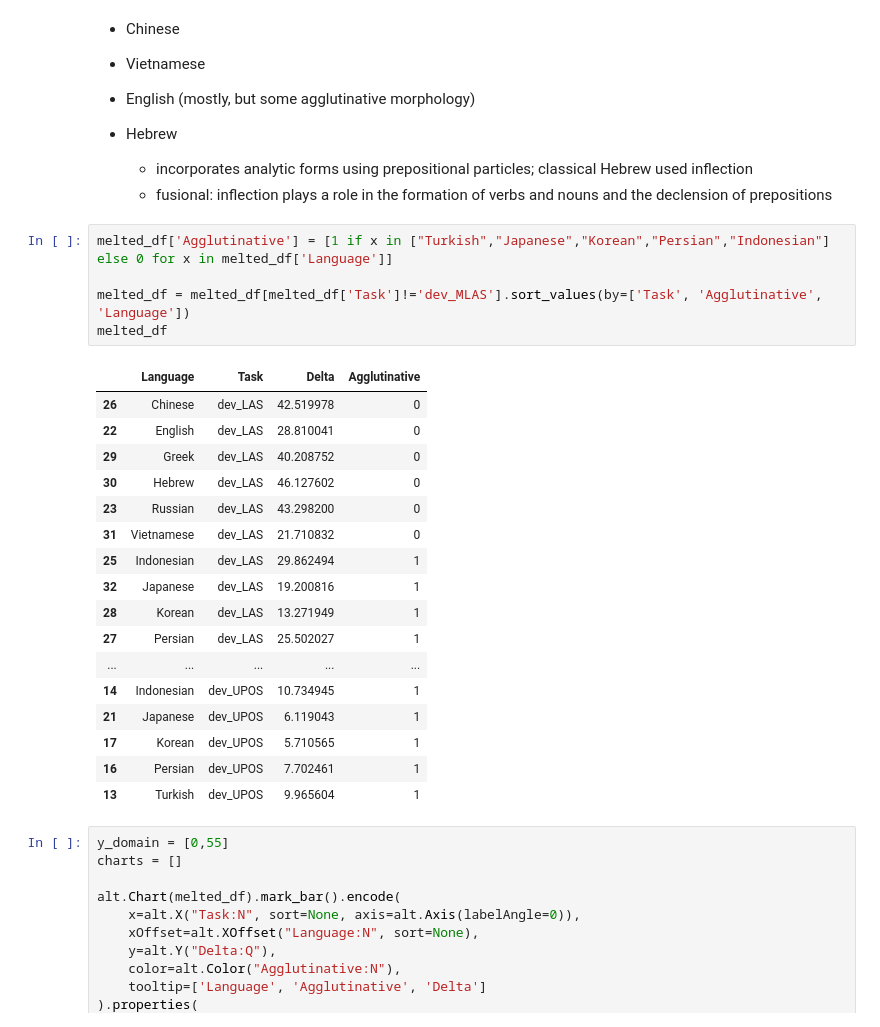
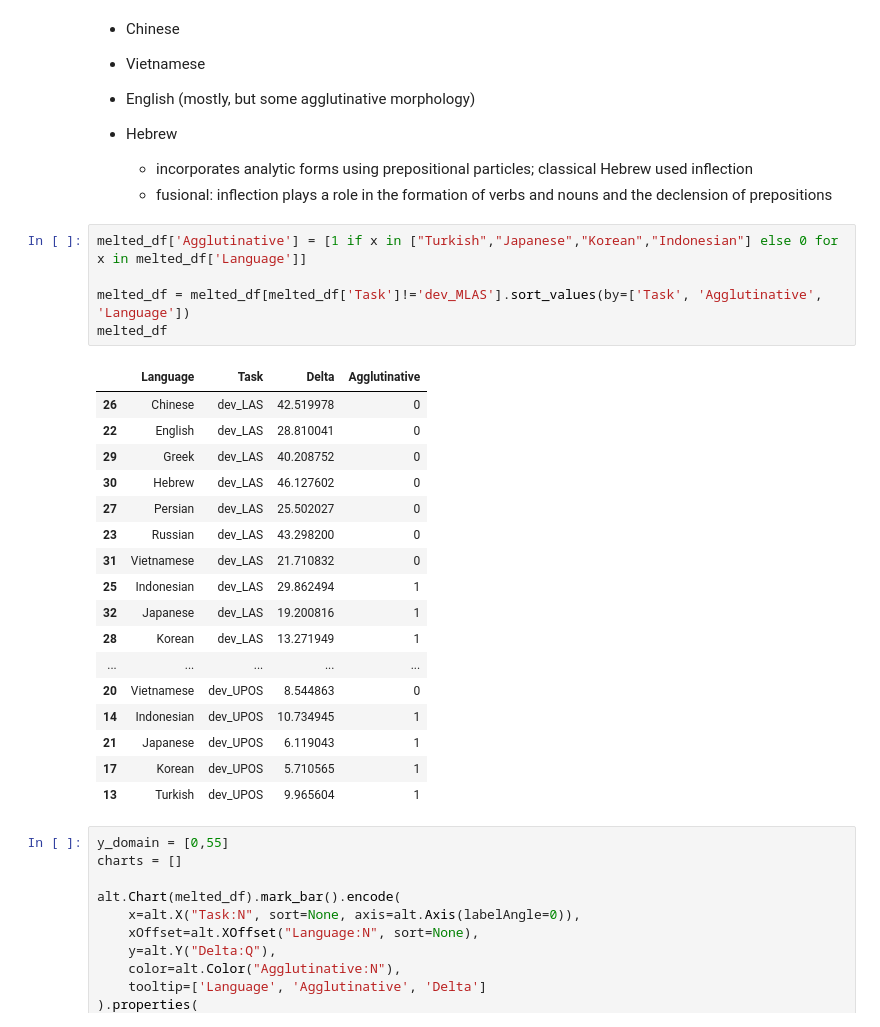
Before and after one commit to vlhandfo/LLM_typology, a Jupyter notebook: 5-results/helper.ipynb, the cells around one changed output. Cells and saved outputs as stored; diff of their text form.

```diff
--- a/5-results/helper.ipynb
+++ b/5-results/helper.ipynb
@@ -394,27 +394,27 @@ Analytic:
     - incorporates analytic forms using prepositional particles; classical Hebrew used inflection
     - fusional: inflection plays a role in the formation of verbs and nouns and the declension of prepositions
 # %%
-melted_df['Agglutinative'] = [1 if x in ["Turkish","Japanese","Korean","Persian","Indonesian"] else 0 for x in melted_df['Language']]
+melted_df['Agglutinative'] = [1 if x in ["Turkish","Japanese","Korean","Indonesian"] else 0 for x in melted_df['Language']]
 
 melted_df = melted_df[melted_df['Task']!='dev_MLAS'].sort_values(by=['Task', 'Agglutinative', 'Language'])
 melted_df
 # %% [output]
 |  | Language | Task | Delta | Agglutinative |
 | 26 | Chinese | dev_LAS | 42.519978 | 0 |
 | 22 | English | dev_LAS | 28.810041 | 0 |
 | 29 | Greek | dev_LAS | 40.208752 | 0 |
 | 30 | Hebrew | dev_LAS | 46.127602 | 0 |
+| 27 | Persian | dev_LAS | 25.502027 | 0 |
 | 23 | Russian | dev_LAS | 43.298200 | 0 |
 | 31 | Vietnamese | dev_LAS | 21.710832 | 0 |
 | 25 | Indonesian | dev_LAS | 29.862494 | 1 |
 | 32 | Japanese | dev_LAS | 19.200816 | 1 |
 | 28 | Korean | dev_LAS | 13.271949 | 1 |
-| 27 | Persian | dev_LAS | 25.502027 | 1 |
 | ... | ... | ... | ... | ... |
+| 20 | Vietnamese | dev_UPOS | 8.544863 | 0 |
 | 14 | Indonesian | dev_UPOS | 10.734945 | 1 |
 | 21 | Japanese | dev_UPOS | 6.119043 | 1 |
 | 17 | Korean | dev_UPOS | 5.710565 | 1 |
-| 16 | Persian | dev_UPOS | 7.702461 | 1 |
 | 13 | Turkish | dev_UPOS | 9.965604 | 1 |
 # %%
 y_domain = [0,55]
```
Also changed, not shown: parts of 2 cells of this notebook.
